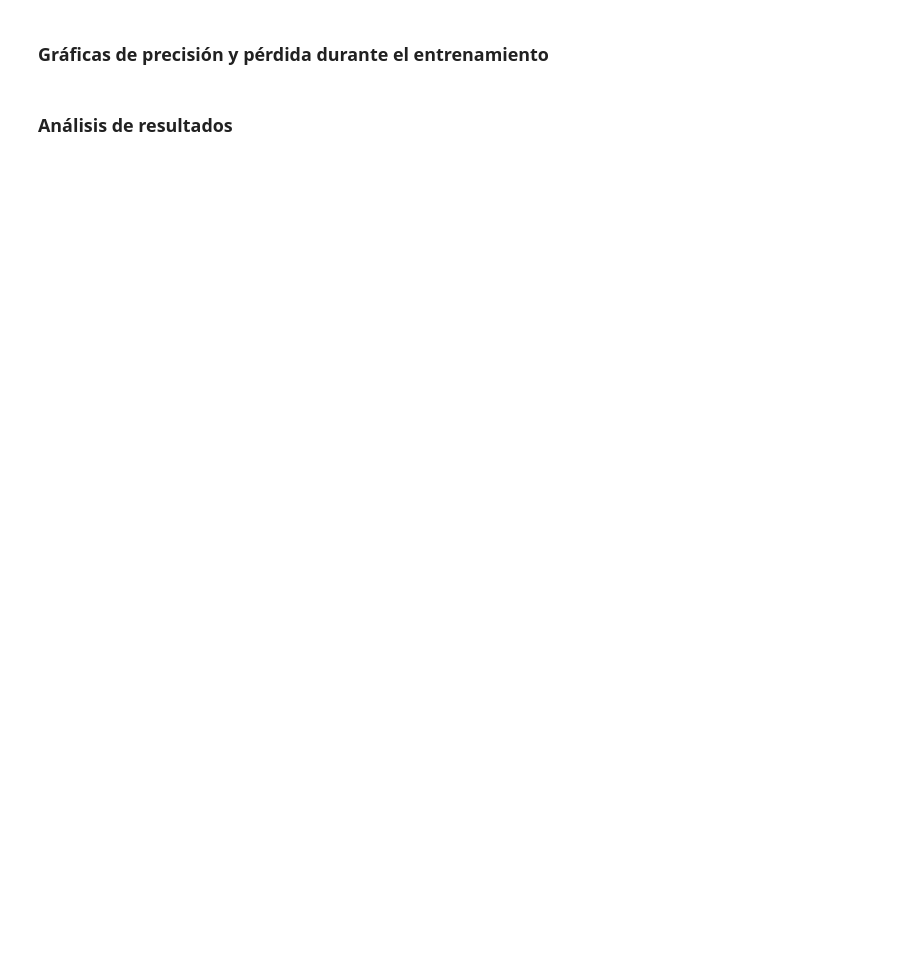
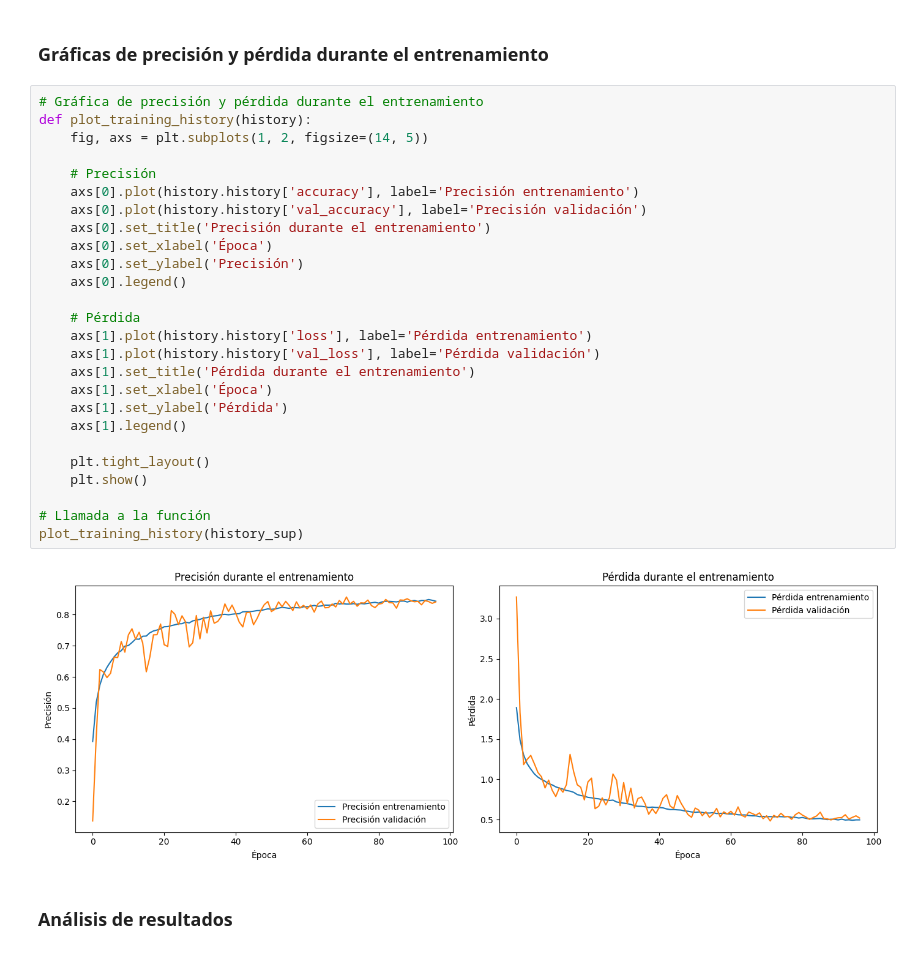
Before and after one commit to Rubenjme/Image_Classification_CNN, a Jupyter notebook: CNN.ipynb, the cells around one changed output. Drawn from its saved outputs; the diff is of its cells as text; blank space fills up the shorter version.

```diff
--- a/CNN.ipynb
+++ b/CNN.ipynb
@@ -460,4 +705,32 @@ Ajustes que podrían mejorar los resultados del modelo:
 # %% [markdown]
 ### **Gráficas de precisión y pérdida durante el entrenamiento**
+# %%
+# Gráfica de precisión y pérdida durante el entrenamiento
+def plot_training_history(history):
+    fig, axs = plt.subplots(1, 2, figsize=(14, 5))
+
+    # Precisión
+    axs[0].plot(history.history['accuracy'], label='Precisión entrenamiento')
+    axs[0].plot(history.history['val_accuracy'], label='Precisión validación')
+    axs[0].set_title('Precisión durante el entrenamiento')
+    axs[0].set_xlabel('Época')
+    axs[0].set_ylabel('Precisión')
+    axs[0].legend()
+
+    # Pérdida
+    axs[1].plot(history.history['loss'], label='Pérdida entrenamiento')
+    axs[1].plot(history.history['val_loss'], label='Pérdida validación')
+    axs[1].set_title('Pérdida durante el entrenamiento')
+    axs[1].set_xlabel('Época')
+    axs[1].set_ylabel('Pérdida')
+    axs[1].legend()
+
+    plt.tight_layout()
+    plt.show()
+
+# Llamada a la función
+plot_training_history(history_sup)
+# %% [output]
+[figure, added]
 # %% [markdown]
 ### **Análisis de resultados**
```
Also changed, not shown: parts of 27 cells of this notebook.
